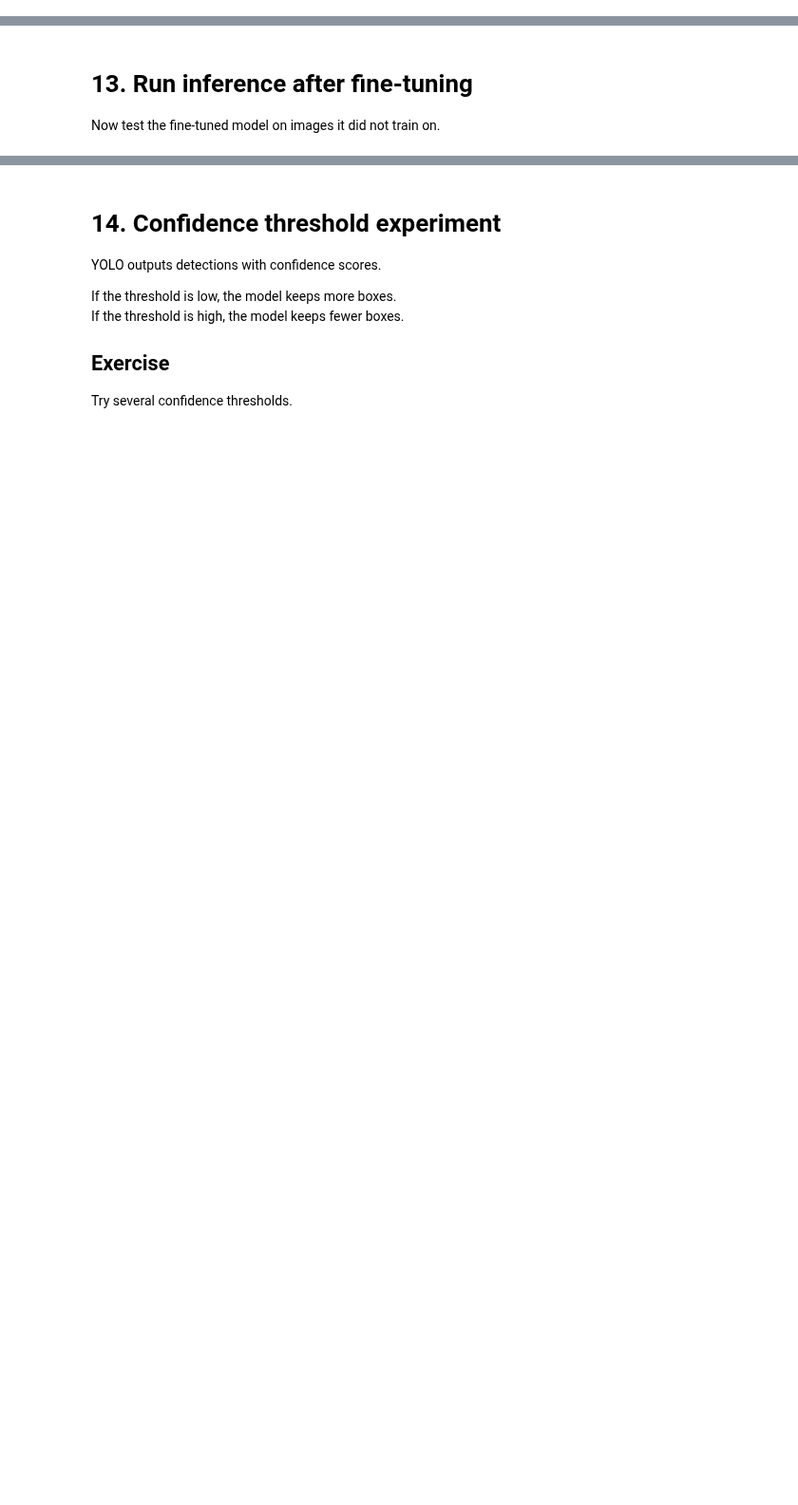
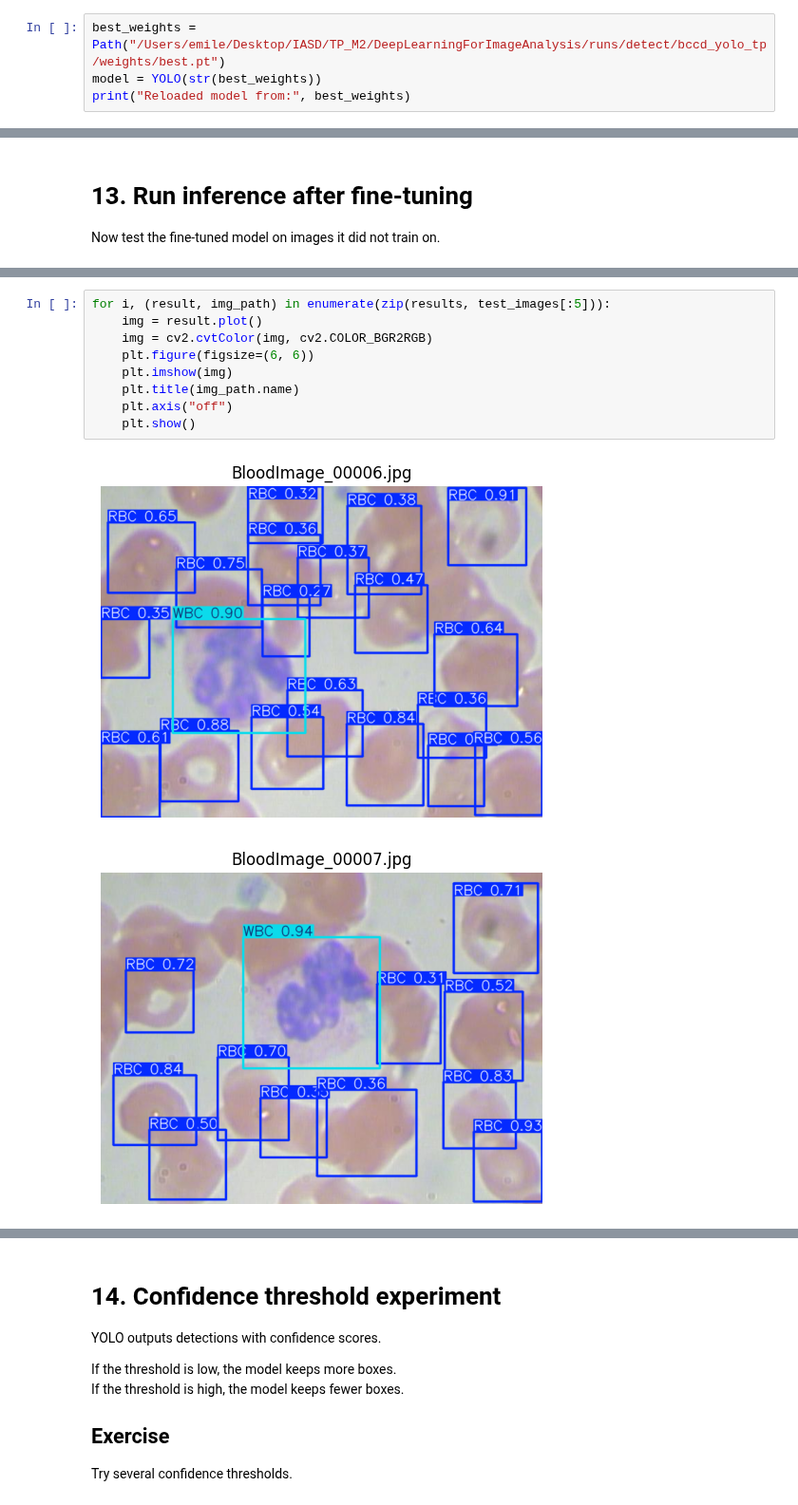
Before and after one commit to Emiile9/DeepLearningForImageAnalysis, a Jupyter notebook: Lab7/Lab7_Object_detection.ipynb, the cells around one changed output, grey strips where cells are left out. Shown at 95% size. Drawn from its saved outputs; the diff is of its cells as text; blank space fills up the shorter version.

```diff
--- a/Lab7/Lab7_Object_detection.ipynb
+++ b/Lab7/Lab7_Object_detection.ipynb
@@ -620 +624,5 @@ Speed: 0.4ms preprocess, 24.0ms inference, 0.0ms loss, 117.7ms postprocess per i
 Results saved to /Users/emile/Desktop/IASD/TP_M2/DeepLearningForImageAnalysis/runs/detect/bccd_yolo_tp
+# %%
+best_weights = Path("/Users/emile/Desktop/IASD/TP_M2/DeepLearningForImageAnalysis/runs/detect/bccd_yolo_tp/weights/best.pt")
+model = YOLO(str(best_weights))
+print("Reloaded model from:", best_weights)
@@ -705,0 +717,12 @@ Prediction for BloodImage_00023.jpg was not found. Check Ultralytics output dire
+# %%
+for i, (result, img_path) in enumerate(zip(results, test_images[:5])):
+    img = result.plot()
+    img = cv2.cvtColor(img, cv2.COLOR_BGR2RGB)
+    plt.figure(figsize=(6, 6))
+    plt.imshow(img)
+    plt.title(img_path.name)
+    plt.axis("off")
+    plt.show()
+# %% [output]
+[figure, added]
+[figure, added]
```
Also changed, not shown: parts of 14 cells of this notebook.
